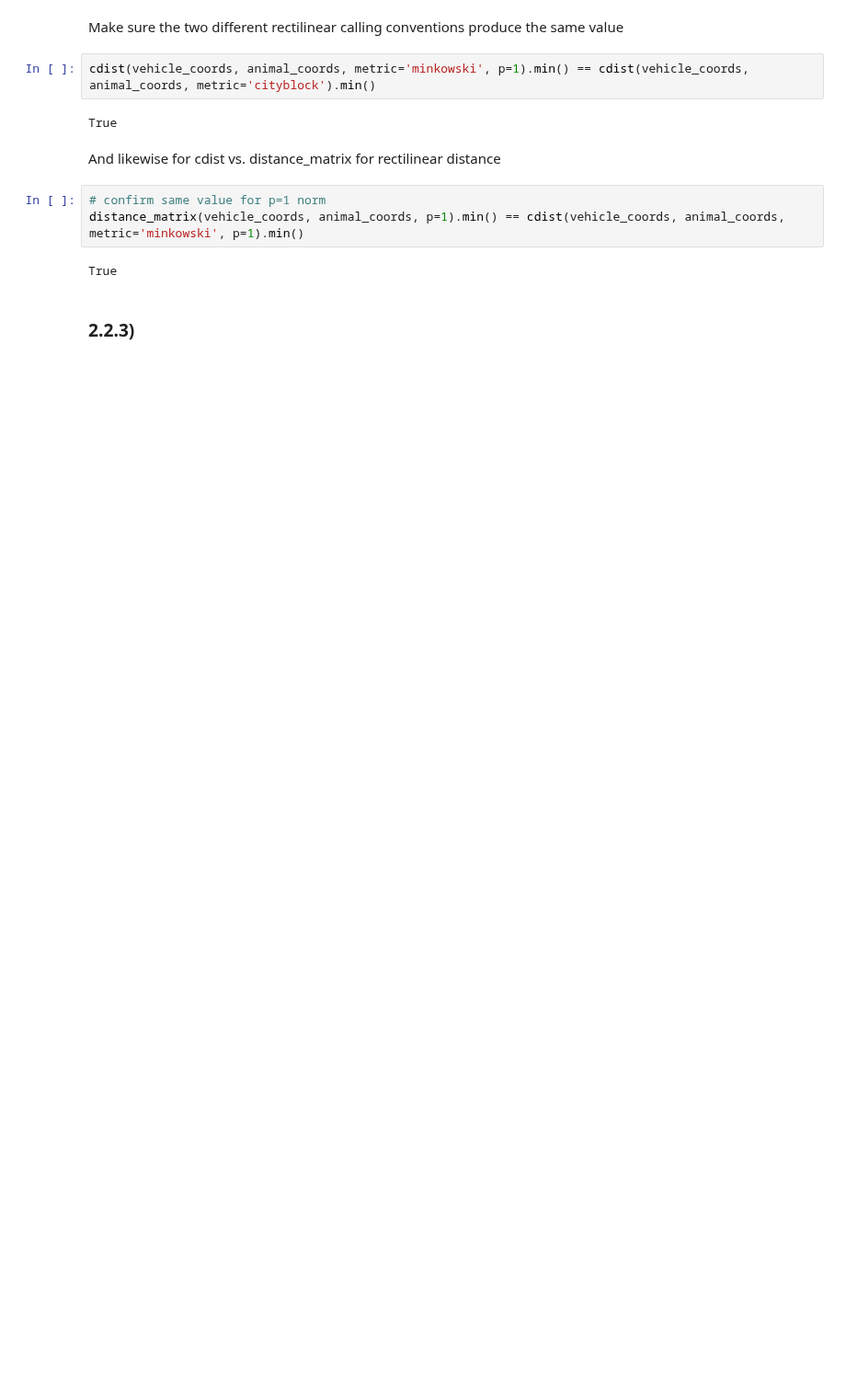
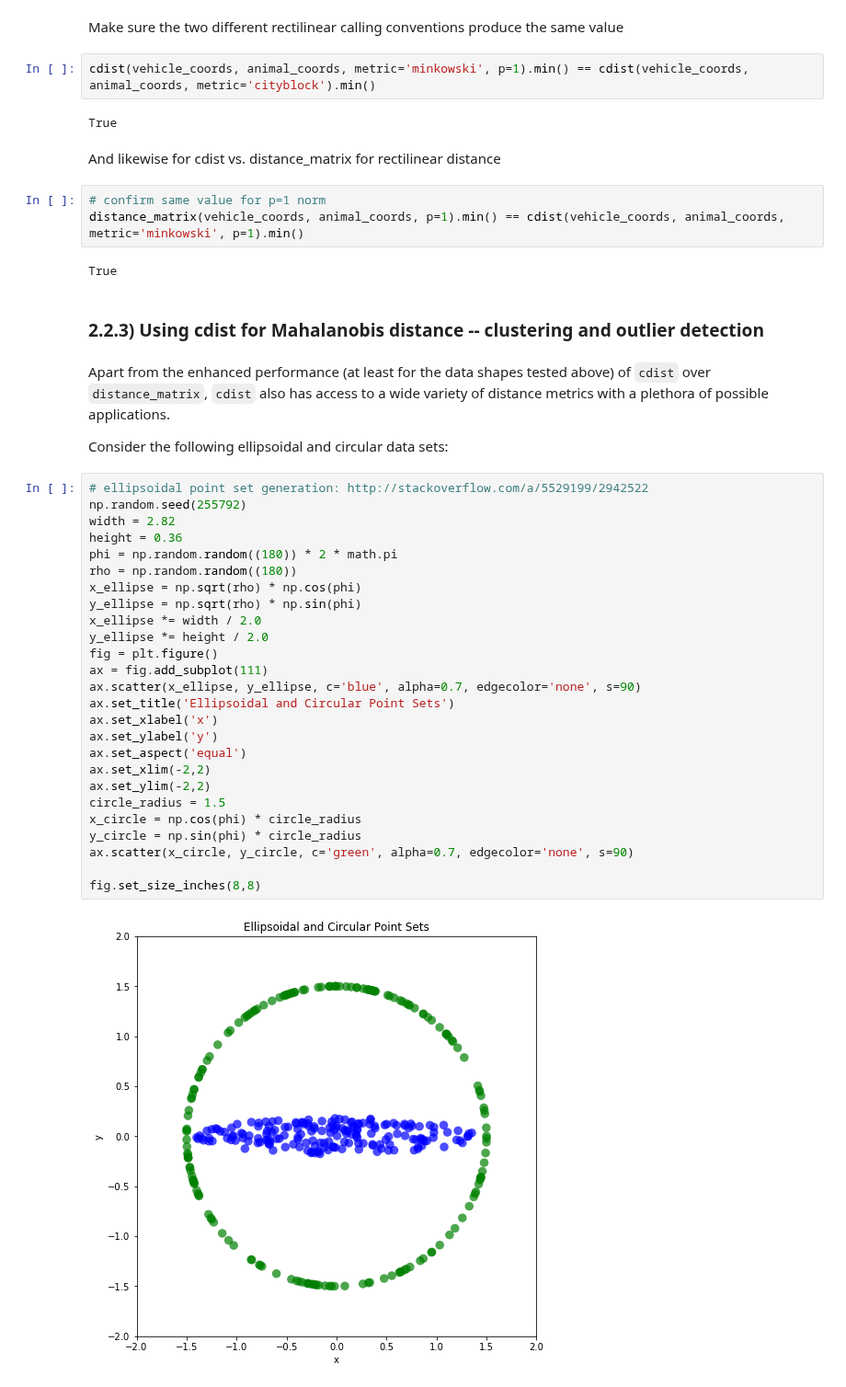
Before and after one commit to tylerjereddy/pycon-2017, a Jupyter notebook: mastering_scipy_spatial.ipynb, the cells around one changed output. Shown at 92% size. Saved outputs shown, nothing was run; the diff lists cells and outputs as text; blank space fills up the shorter version.

Commit message:
Drafted more details for cdist section, including Mahalanobis distance, but the later is not particularly convincing / useful at the moment.

```diff
--- a/mastering_scipy_spatial.ipynb
+++ b/mastering_scipy_spatial.ipynb
@@ -102,4 +105,36 @@ distance_matrix(vehicle_coords, animal_coords, p=1).min() == cdist(vehicle_coord
 # %% [output]
 True
 # %% [markdown]
-### 2.2.3)
+### 2.2.3) Using cdist for Mahalanobis distance -- clustering and outlier detection
+# %% [markdown]
+Apart from the enhanced performance (at least for the data shapes tested above) of `cdist` over `distance_matrix`, `cdist` also has access to a wide variety of distance metrics with a plethora of possible applications.
+
+Consider the following ellipsoidal and circular data sets:
+# %%
+# ellipsoidal point set generation: http://stackoverflow.com/a/5529199/2942522
+np.random.seed(255792)
+width = 2.82
+height = 0.36
+phi = np.random.random((180)) * 2 * math.pi
+rho = np.random.random((180))
+x_ellipse = np.sqrt(rho) * np.cos(phi)
+y_ellipse = np.sqrt(rho) * np.sin(phi)
+x_ellipse *= width / 2.0
+y_ellipse *= height / 2.0
+fig = plt.figure()
+ax = fig.add_subplot(111)
+ax.scatter(x_ellipse, y_ellipse, c='blue', alpha=0.7, edgecolor='none', s=90)
+ax.set_title('Ellipsoidal and Circular Point Sets')
+ax.set_xlabel('x')
+ax.set_ylabel('y')
+ax.set_aspect('equal')
+ax.set_xlim(-2,2)
+ax.set_ylim(-2,2)
+circle_radius = 1.5
+x_circle = np.cos(phi) * circle_radius
+y_circle = np.sin(phi) * circle_radius
+ax.scatter(x_circle, y_circle, c='green', alpha=0.7, edgecolor='none', s=90)
+
+fig.set_size_inches(8,8)
+# %% [output]
+[figure, added]
```
Also changed, not shown: parts of 5 cells of this notebook.
